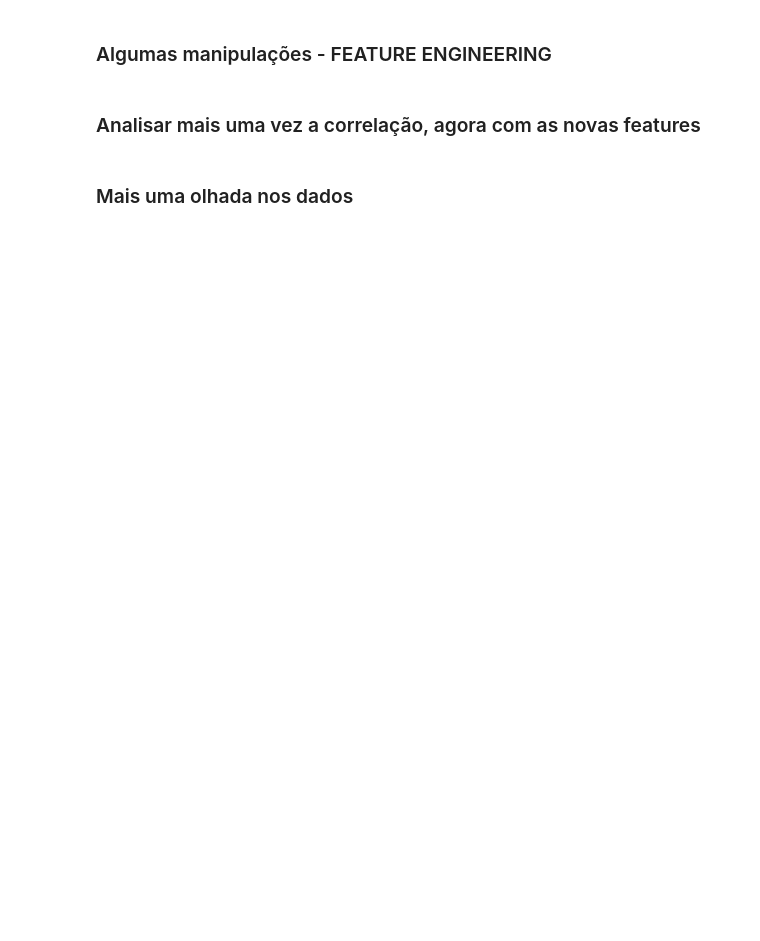
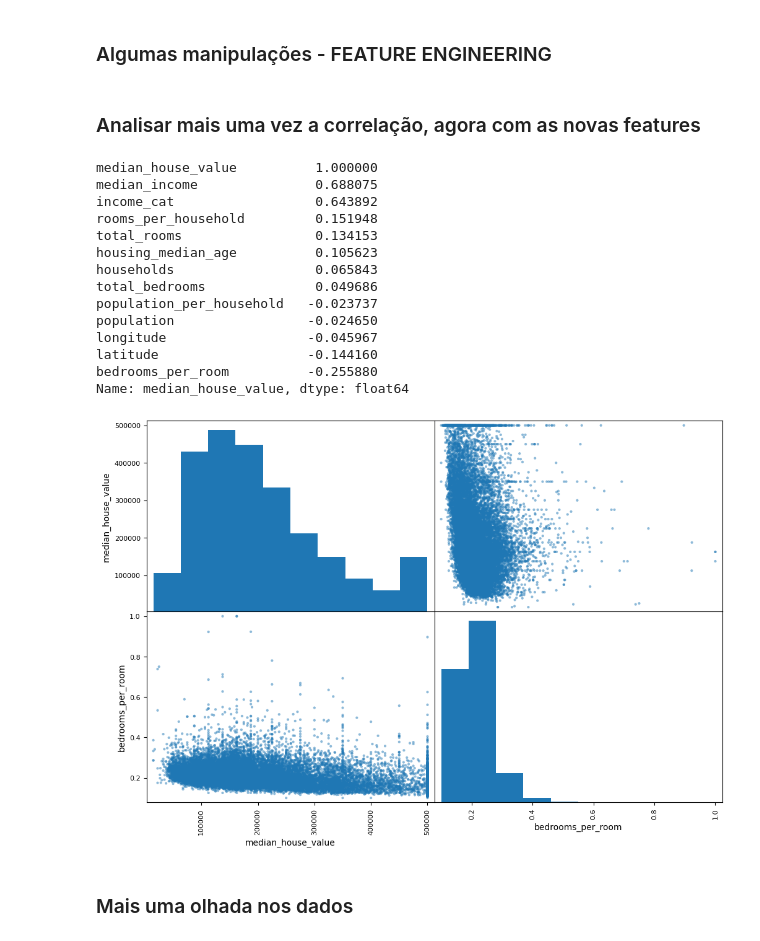
Before and after one commit to rlrocha90/IAeML-Treinamento, a Jupyter notebook: A questão dos Dados.ipynb, the cells around one changed output. Drawn from its saved outputs; the diff is of its cells as text; code cells hidden in the pictures; blank space fills up the shorter version.

```diff
--- a/A questão dos Dados.ipynb
+++ b/A questão dos Dados.ipynb
@@ -74,12 +165,28 @@ housing["population_per_household"] = housing["population"]/housing["households"
 # %% [markdown]
 ### Analisar mais uma vez a correlação, agora com as novas features
 # %%
-corr_matrix = housing.corr()
+corr_matrix = housing.corr(numeric_only=True)
 print(corr_matrix["median_house_value"].sort_values(ascending=False))
 
 attributes = ["median_house_value", "bedrooms_per_room"]
 scatter_matrix(housing[attributes], figsize=(12, 8))
 plt.show()
+# %% [output]
+median_house_value          1.000000
+median_income               0.688075
+income_cat                  0.643892
+rooms_per_household         0.151948
+total_rooms                 0.134153
+housing_median_age          0.105623
+households                  0.065843
+total_bedrooms              0.049686
+population_per_household   -0.023737
+population                 -0.024650
+longitude                  -0.045967
+latitude                   -0.144160
+bedrooms_per_room          -0.255880
+Name: median_house_value, dtype: float64
+[figure, added]
 # %% [markdown]
 ### Mais uma olhada nos dados
 # %%
```
Also changed, not shown: parts of 18 cells of this notebook.
